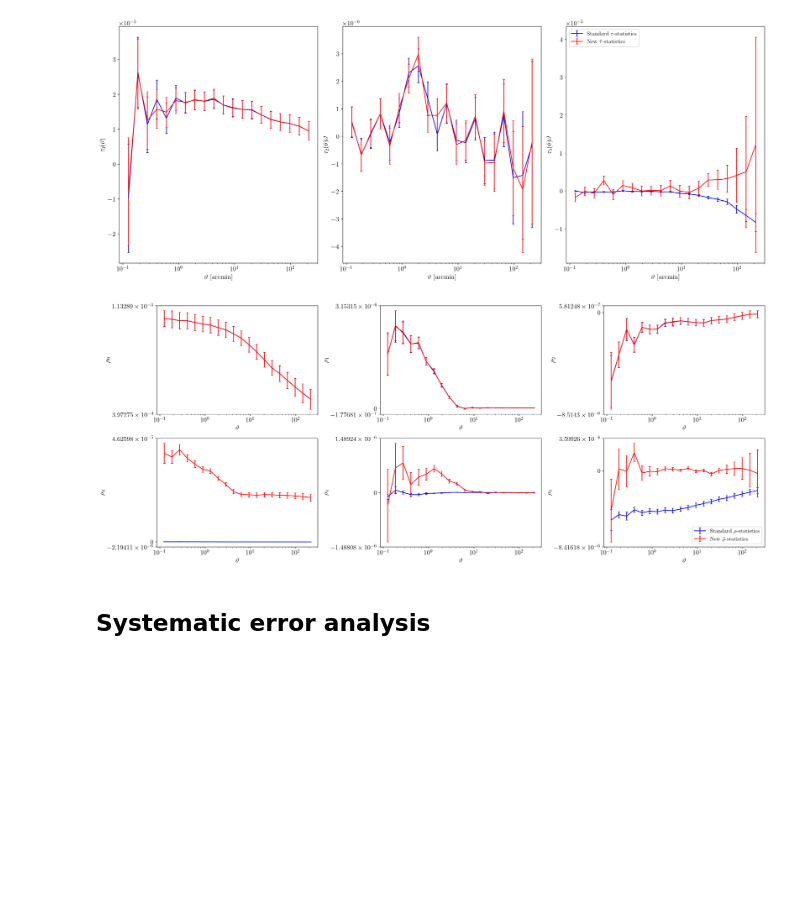
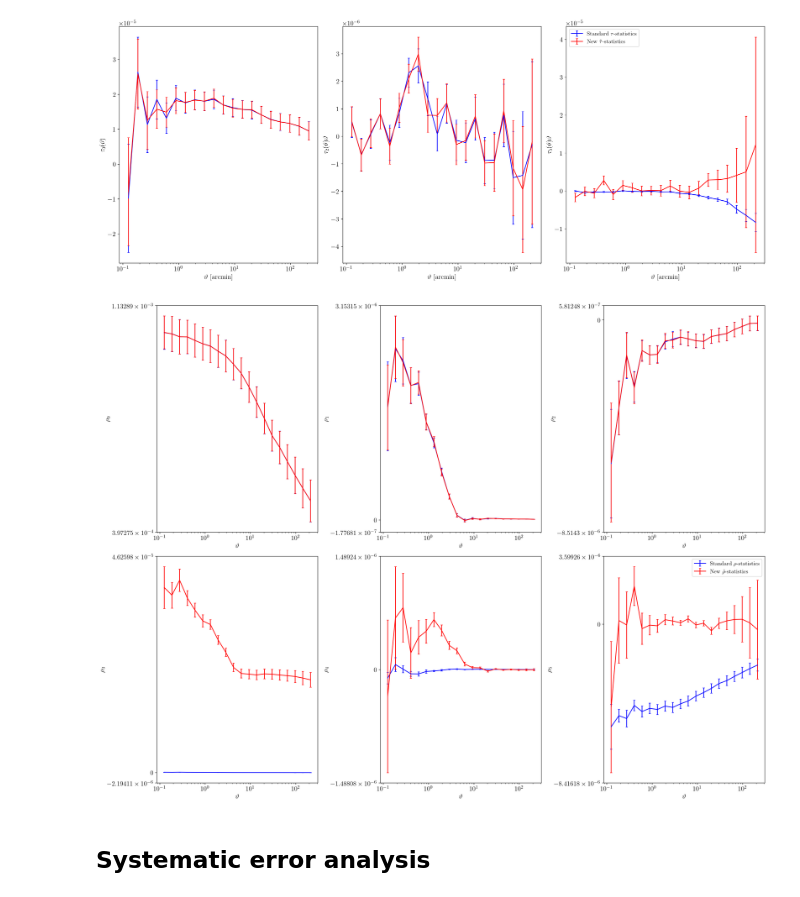
Before and after one commit to sachaguer/tau_stats_paper, a Jupyter notebook: shear_scalar_correlator.ipynb, the cells around one changed output. Drawn from its saved outputs; the diff is of its cells as text; code cells hidden in the pictures; blank space fills up the shorter version.

```diff
--- a/shear_scalar_correlator.ipynb
+++ b/shear_scalar_correlator.ipynb
@@ -97,7 +97,7 @@ else:
     new_rho_stats = fits.getdata('./data/new_rho_stats.fits')
     new_cov_rho = np.load('./data/new_cov_rho.npy')
 # %%
-plt.figure(figsize=(20, 8))
+plt.figure(figsize=(20, 15))
 
 rho_stats = fits.getdata('/home/guerrini/sp_validation/notebooks/cosmo_val/output/rho_tau_stats/rho_stats_SP_v1.3_LFmask_8k.fits')
 cov_rho = np.load('/home/guerrini/sp_validation/notebooks/cosmo_val/output/rho_tau_stats/cov_rho_SP_v1.3_LFmask_8k.npy')
@@ -139,34 +139,34 @@ plt.errorbar(rho_stats['theta'], new_rho_stats['rho_3'], yerr=np.sqrt(np.diag(ne
 
 plt.xscale('log')
 plt.yscale('symlog')
 plt.ylabel(r'$\rho_3$')
 plt.xlabel(r'$\vartheta$')
 
 plt.subplot(235)
 
 plt.errorbar(rho_stats['theta'], rho_stats['rho_4_p'], yerr=np.sqrt(np.diag(cov_rho[80:100, 80:100])), c='b', capsize=2)
 plt.errorbar(new_rho_stats['theta'], new_rho_stats['rho_4'], yerr=np.sqrt(np.diag(new_cov_rho[80:100, 80:100])), c='r', capsize=2)
 
 plt.xscale('log')
 plt.yscale('symlog')
 plt.ylabel(r'$\rho_4$')
 plt.xlabel(r'$\vartheta$')
 
 plt.subplot(236)
 
 plt.errorbar(rho_stats['theta'], rho_stats['rho_5_p'], yerr=np.sqrt(np.diag(cov_rho[100:120, 100:120])), c='b', capsize=2, label=r'Standard $\rho$-statistics')
 plt.errorbar(new_rho_stats['theta'], new_rho_stats['rho_5'], yerr=np.sqrt(np.diag(new_cov_rho[100:120, 100:120])), c='r', capsize=2, label=r'New $\tilde \rho$-statistics')
 
 plt.xscale('log')
 plt.yscale('symlog')
 plt.ylabel(r'$\rho_5$')
 plt.xlabel(r'$\vartheta$')
 plt.legend()
 
 plt.tight_layout()
 plt.show()
 # %% [output]
-[figure, old version]
+[figure, new version]
 # %% [markdown]
 ## Systematic error analysis
 # %% [markdown]
```
Also changed, not shown: parts of 1 cell of this notebook, 12 other files.
